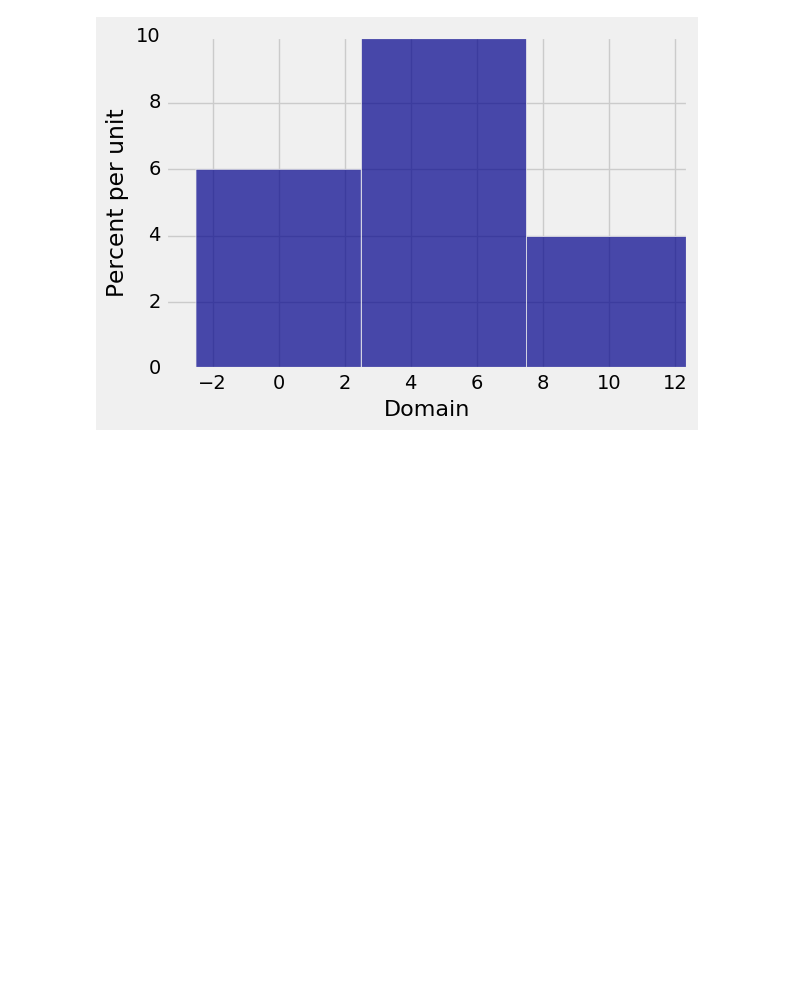
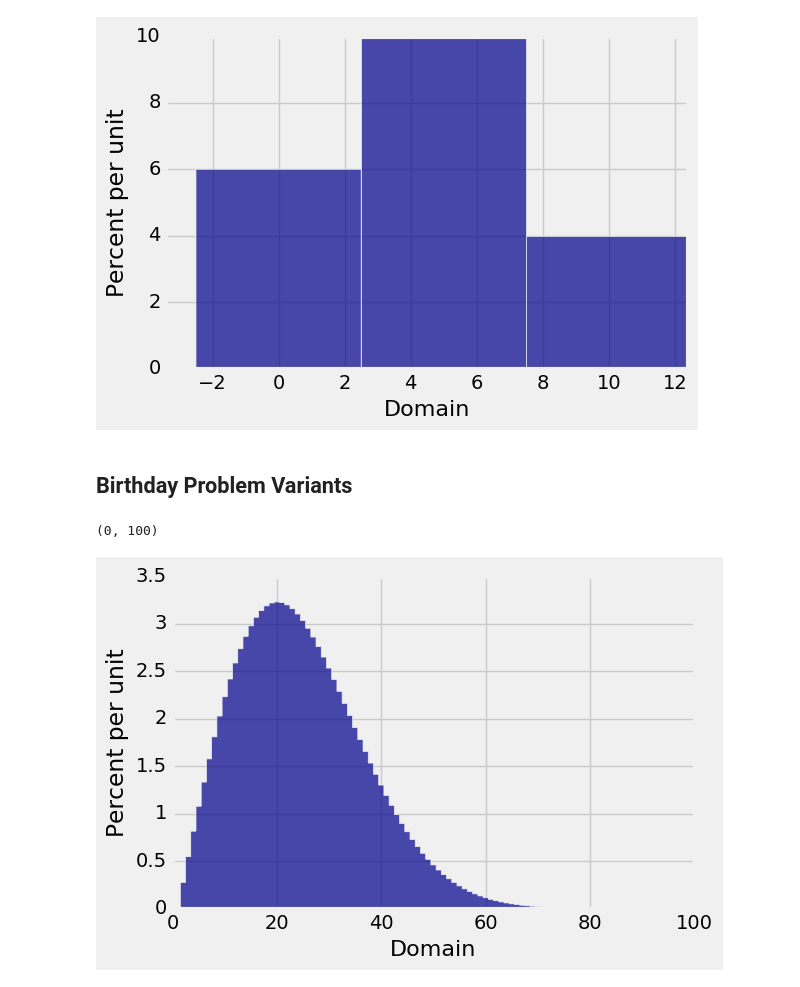
Before and after one commit to prob140/prob140, a Jupyter notebook: Examples.ipynb, the cells around one changed output. Cells and saved outputs as stored; diff of their text form; code cells hidden in the pictures; blank space fills up the shorter version.

```diff
--- a/Examples.ipynb
+++ b/Examples.ipynb
@@ -207,2 +254,26 @@ plot("u", u, binWidth=5)
 # %% [output]
 [figure]
+# %% [markdown]
+## Birthday Problem Variants
+# %%
+previous_days = np.arange(365)
+prob_all_different = np.cumprod((365-previous_days)/365)
+
+prev_people = np.arange(1, 365)
+first_match = prob_all_different[:-1]*prev_people/365
+first_match = np.append(0, first_match)
+
+exactly_one_match = prob_all_different[:-1]*prev_people*(prev_people+1)/(2*365)
+exactly_one_match = np.append(0, exactly_one_match)
+
+second_match = exactly_one_match[:-1]*(prev_people-1)/365
+second_match = np.append(0, second_match)
+# %%
+match_1 = FiniteDistribution().domain(np.arange(1, 366)).probability(first_match)
+match_2 = FiniteDistribution().domain(np.arange(1, 366)).probability(second_match)
+# %%
+match_1.plot()
+plt.xlim(0, 100)
+# %% [output]
+(0, 100)
+[figure, added]
```
Also changed, not shown: parts of 23 cells of this notebook, 2 other files.
